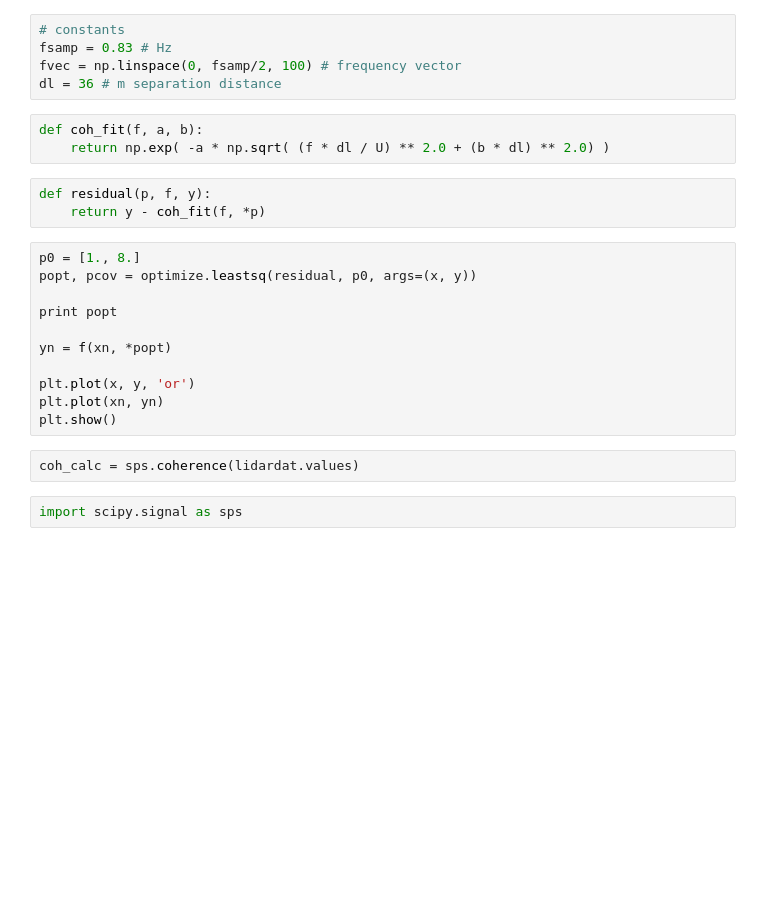
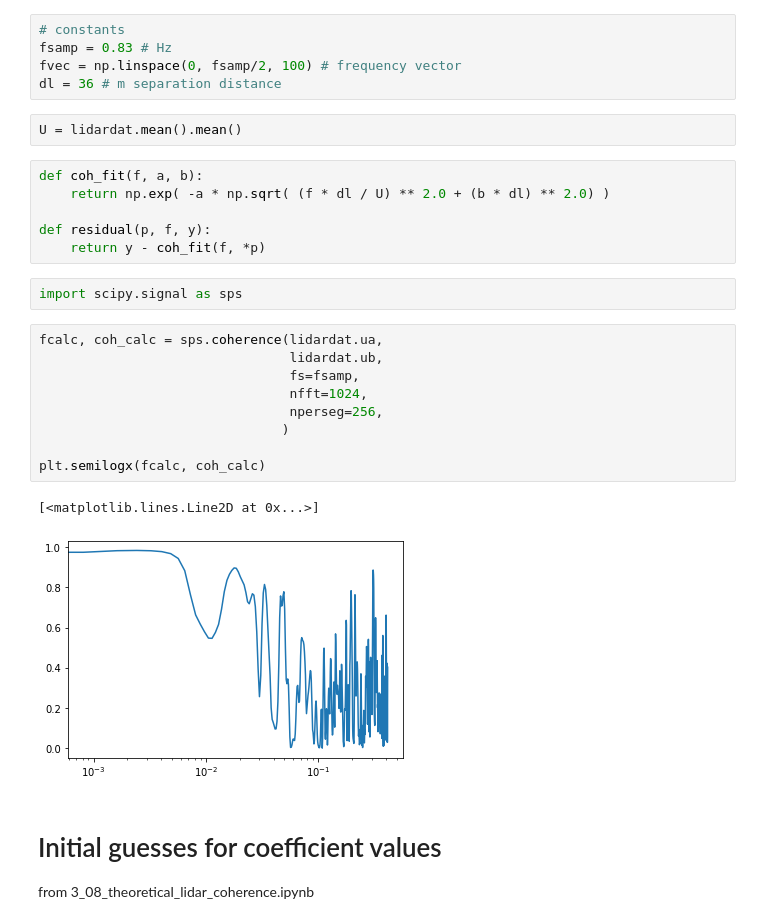
Before and after one commit to nhamilto/lidar_coh, a Jupyter notebook: lidar_coh/notebooks/coherence_fit_lstsq_20200225.ipynb, the cells around one changed output. Cells and saved outputs as stored; diff of their text form; blank space fills up the shorter version.

Commit message:
updated fit coherence

```diff
--- a/lidar_coh/notebooks/coherence_fit_lstsq_20200225.ipynb
+++ b/lidar_coh/notebooks/coherence_fit_lstsq_20200225.ipynb
@@ -23,24 +27,28 @@ lidardat.plot()
 fsamp = 0.83 # Hz
 fvec = np.linspace(0, fsamp/2, 100) # frequency vector
 dl = 36 # m separation distance
+# %%
+U = lidardat.mean().mean()
 # %%
 def coh_fit(f, a, b):
     return np.exp( -a * np.sqrt( (f * dl / U) ** 2.0 + (b * dl) ** 2.0) )
+
+def residual(p, f, y):
+    return y - coh_fit(f, *p)
-# %%
-def residual(p, f, y):
-    return y - coh_fit(f, *p)
-# %%
-p0 = [1., 8.]
-popt, pcov = optimize.leastsq(residual, p0, args=(x, y))
-
-print popt
-
-yn = f(xn, *popt)
-
-plt.plot(x, y, 'or')
-plt.plot(xn, yn)
-plt.show()
-# %%
-coh_calc = sps.coherence(lidardat.values)
 # %%
 import scipy.signal as sps
+# %%
+fcalc, coh_calc = sps.coherence(lidardat.ua,
+                                lidardat.ub,
+                                fs=fsamp,
+                                nfft=1024,
+                                nperseg=256,
+                               )
+
+plt.semilogx(fcalc, coh_calc)
+# %% [output]
+[<matplotlib.lines.Line2D at 0x...>]
+[figure, added]
+# %% [markdown]
+# Initial guesses for coefficient values
+from 3_08_theoretical_lidar_coherence.ipynb
```
Also changed, not shown: parts of 4 cells of this notebook, 1 other file.
